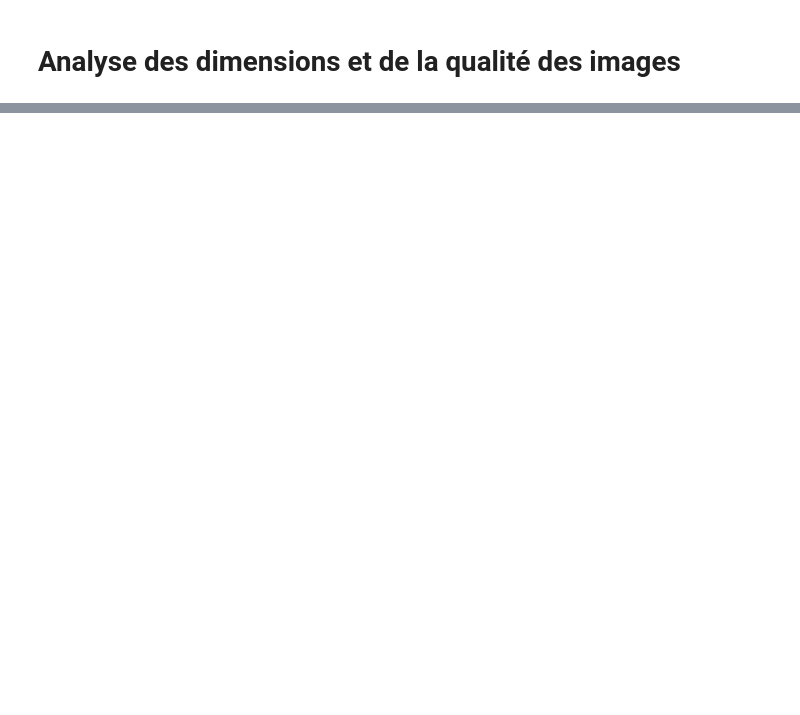
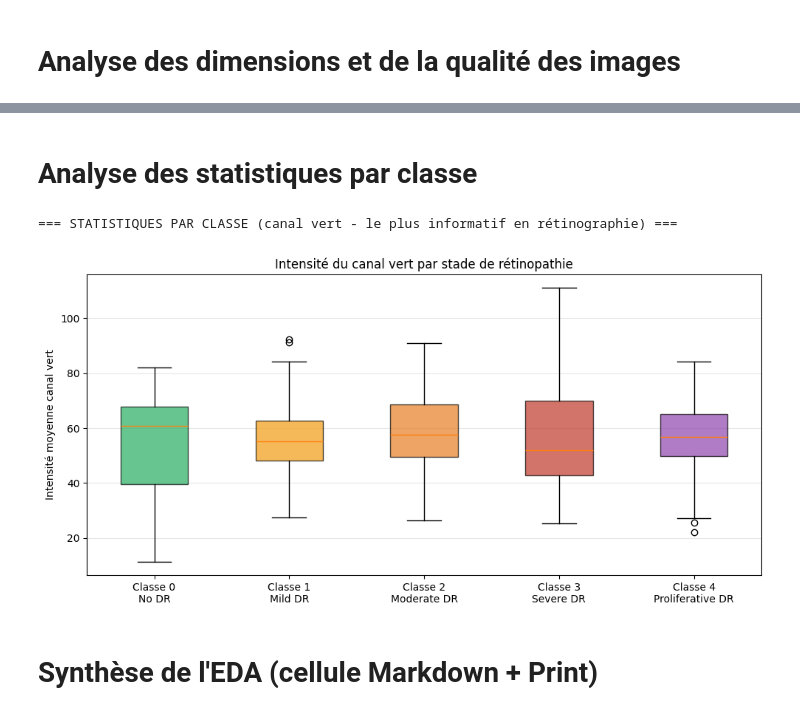
Before and after one commit to haliait/sys_retinopathie_diabetique, a Jupyter notebook: DR.ipynb, the cells around one changed output, grey strips where cells are left out. Drawn from its saved outputs; the diff is of its cells as text; code cells hidden in the pictures; blank space fills up the shorter version.

```diff
--- a/DR.ipynb
+++ b/DR.ipynb
@@ -298,0 +476,42 @@ plt.show()
+# %% [markdown]
+# Analyse des statistiques par classe
+# %%
+# Statistiques pixel moyennes selon le stade DR
+# Utile pour vérifier si les classes diffèrent visuellement en intensité
+
+print("=== STATISTIQUES PAR CLASSE (canal vert - le plus informatif en rétinographie) ===\n")
+
+class_green_means = {i: [] for i in range(5)}
+
+sample_per_class = 80
+for label in range(5):
+    samples = df_train[df_train['diagnosis'] == label].sample(
+        min(sample_per_class, class_counts[label]), random_state=42
+    )
+    for _, row in samples.iterrows():
+        for ext in ['.png', '.jpeg', '.jpg']:
+            path = os.path.join(TRAIN_DIR, row['id_code'] + ext)
+            if os.path.exists(path):
+                img = cv2.imread(path)
+                if img is not None:
+                    class_green_means[label].append(np.mean(img[:,:,1]))  # canal vert (BGR[1])
+                break
+
+fig, ax = plt.subplots(figsize=(10, 5))
+data_to_plot = [class_green_means[i] for i in range(5)]
+bp = ax.boxplot(data_to_plot, patch_artist=True, notch=False)
+for patch, color in zip(bp['boxes'], COLORS):
+    patch.set_facecolor(color)
+    patch.set_alpha(0.7)
+ax.set_xticklabels([f'Classe {i}\n{CLASS_NAMES[i]}' for i in range(5)])
+ax.set_title('Intensité du canal vert par stade de rétinopathie')
+ax.set_ylabel('Intensité moyenne canal vert')
+ax.grid(axis='y', alpha=0.3)
+plt.tight_layout()
+plt.savefig('eda_pixel_per_class.png', dpi=150, bbox_inches='tight')
+plt.show()
+# %% [output]
+=== STATISTIQUES PAR CLASSE (canal vert - le plus informatif en rétinographie) ===
+[figure, added]
+# %% [markdown]
+# Synthèse de l'EDA (cellule Markdown + Print)
```
Also changed, not shown: parts of 33 cells of this notebook.
